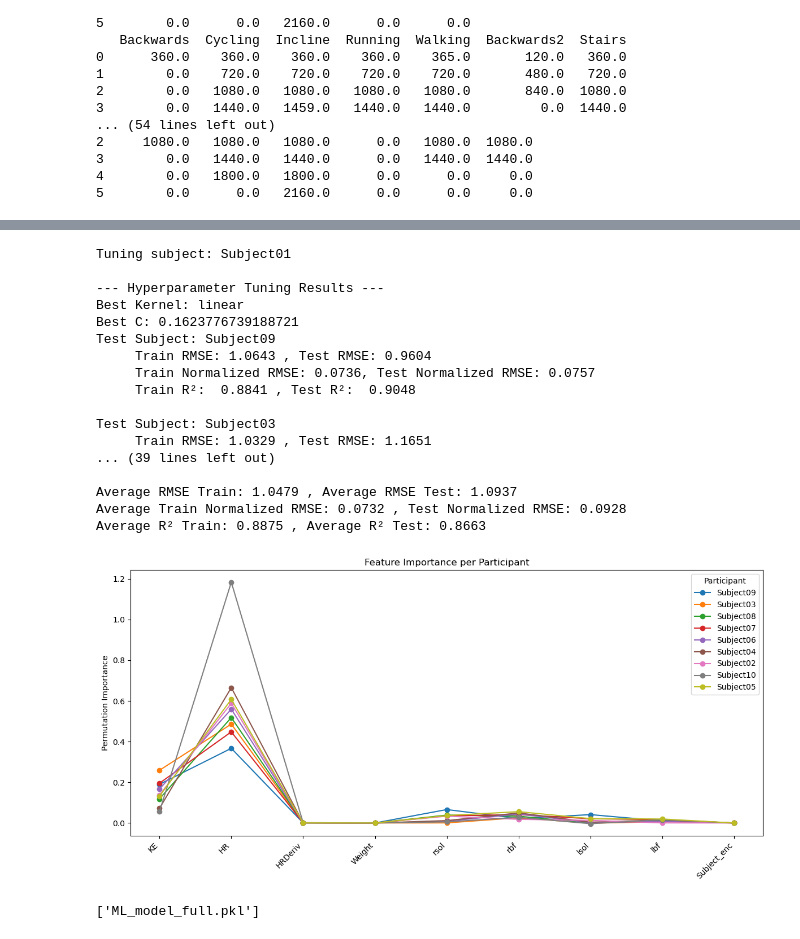
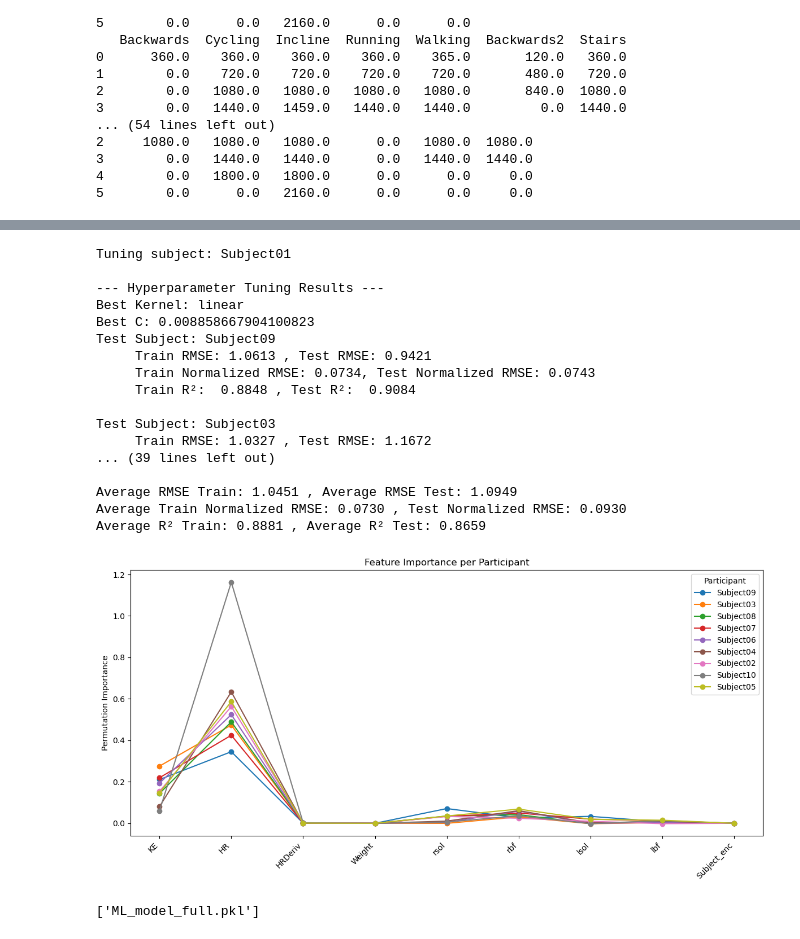
Before and after one commit to katiembutler/MetabolicCost, a Jupyter notebook: dataAnalysis.ipynb, the cells around one changed output, grey strips where cells are left out. Saved outputs shown, nothing was run; the diff lists cells and outputs as text; code cells hidden in the pictures.

```diff
--- a/dataAnalysis.ipynb
+++ b/dataAnalysis.ipynb
@@ -1075,7 +478,7 @@ np.set_printoptions(precision=3, suppress=True)
 from sklearn.inspection import permutation_importance
 from sklearn.svm import SVR
 from sklearn.metrics import mean_squared_error, r2_score
-from sklearn.preprocessing import LabelEncoder, MinMaxScaler
+from sklearn.preprocessing import LabelEncoder, StandardScaler
 import pandas as pd
 import seaborn as sns
 import matplotlib.pyplot as plt
@@ -1105,7 +508,7 @@ groups_tune = subjects[tune_mask]
 
 
 pipe = make_pipeline(
-    MinMaxScaler(),
+    StandardScaler(),
     SVR()
 )
 
@@ -1147,13 +550,13 @@ original_subjects_final = original_subject_labels[final_mask]
 
 if best_kernel == "linear":
     model = make_pipeline(
-        MinMaxScaler(),
-        SVR(kernel="linear", C=best_C, epsilon=epsilon_fixed)
+        StandardScaler(),
+        SVR(kernel="linear", C=best_C)
     )
 else:
     model = make_pipeline(
-        MinMaxScaler(),
-        SVR(kernel="rbf", C=best_C, gamma=best_gamma, epsilon=epsilon_fixed)
+        StandardScaler(),
+        SVR(kernel="rbf", C=best_C, gamma=best_gamma)
     )
 
 
@@ -1204,42 +607,42 @@ for fold_idx, (train_idx, test_idx) in enumerate(gkf.split(X_final, y_final, gro
     print(f"     Train Normalized RMSE: {foldNormRMSETrain:.4f}, Test Normalized RMSE: {foldNormRMSETest:.4f}")
     print(f"     Train R²:  {fold_r2_train:.4f} , Test R²:  {fold_r2_test:.4f}\n")
 
 
 print("\n")
 print(f"Average RMSE Train: {np.mean(RMSETrain):.4f} , Average RMSE Test: {np.mean(RMSETest):.4f}")
 print(f"Average Train Normalized RMSE: {np.mean(normRMSETrain):.4f} , Test Normalized RMSE: {np.mean(normRMSETest):.4f}")
 print(f"Average R² Train: {np.mean(r2train):.4f} , Average R² Test: {np.mean(r2test):.4f}")
 
 
 fi_df = pd.DataFrame(fold_feature_importance, columns=x.columns)
 plt.figure(figsize=(12, 6))
 for idx, subject in enumerate(fold_subjects):
     plt.plot(x.columns, fi_df.iloc[idx], marker='o', label=subject)
 plt.xticks(rotation=45, ha="right")
 plt.ylabel("Permutation Importance")
 plt.title("Feature Importance per Participant")
 plt.legend(title="Participant")
 plt.tight_layout()
 plt.show()
 # %% [output]
 Tuning subject: Subject01
 
 --- Hyperparameter Tuning Results ---
 Best Kernel: linear
-Best C: 0.1623776739188721
+Best C: 0.008858667904100823
 Test Subject: Subject09
-     Train RMSE: 1.0643 , Test RMSE: 0.9604
-     Train Normalized RMSE: 0.0736, Test Normalized RMSE: 0.0757
-     Train R²:  0.8841 , Test R²:  0.9048
+     Train RMSE: 1.0613 , Test RMSE: 0.9421
+     Train Normalized RMSE: 0.0734, Test Normalized RMSE: 0.0743
+     Train R²:  0.8848 , Test R²:  0.9084
 
 Test Subject: Subject03
-     Train RMSE: 1.0329 , Test RMSE: 1.1651
+     Train RMSE: 1.0327 , Test RMSE: 1.1672
 ... (39 lines left out)
 
-Average RMSE Train: 1.0479 , Average RMSE Test: 1.0937
-Average Train Normalized RMSE: 0.0732 , Test Normalized RMSE: 0.0928
-Average R² Train: 0.8875 , Average R² Test: 0.8663
+Average RMSE Train: 1.0451 , Average RMSE Test: 1.0949
+Average Train Normalized RMSE: 0.0730 , Test Normalized RMSE: 0.0930
+Average R² Train: 0.8881 , Average R² Test: 0.8659
-[figure, old version]
+[figure, new version]
 # %%
 from sklearn.pipeline import make_pipeline
 from sklearn.svm import SVR
```
Also changed, not shown: parts of 11 cells of this notebook, 3 other files.
